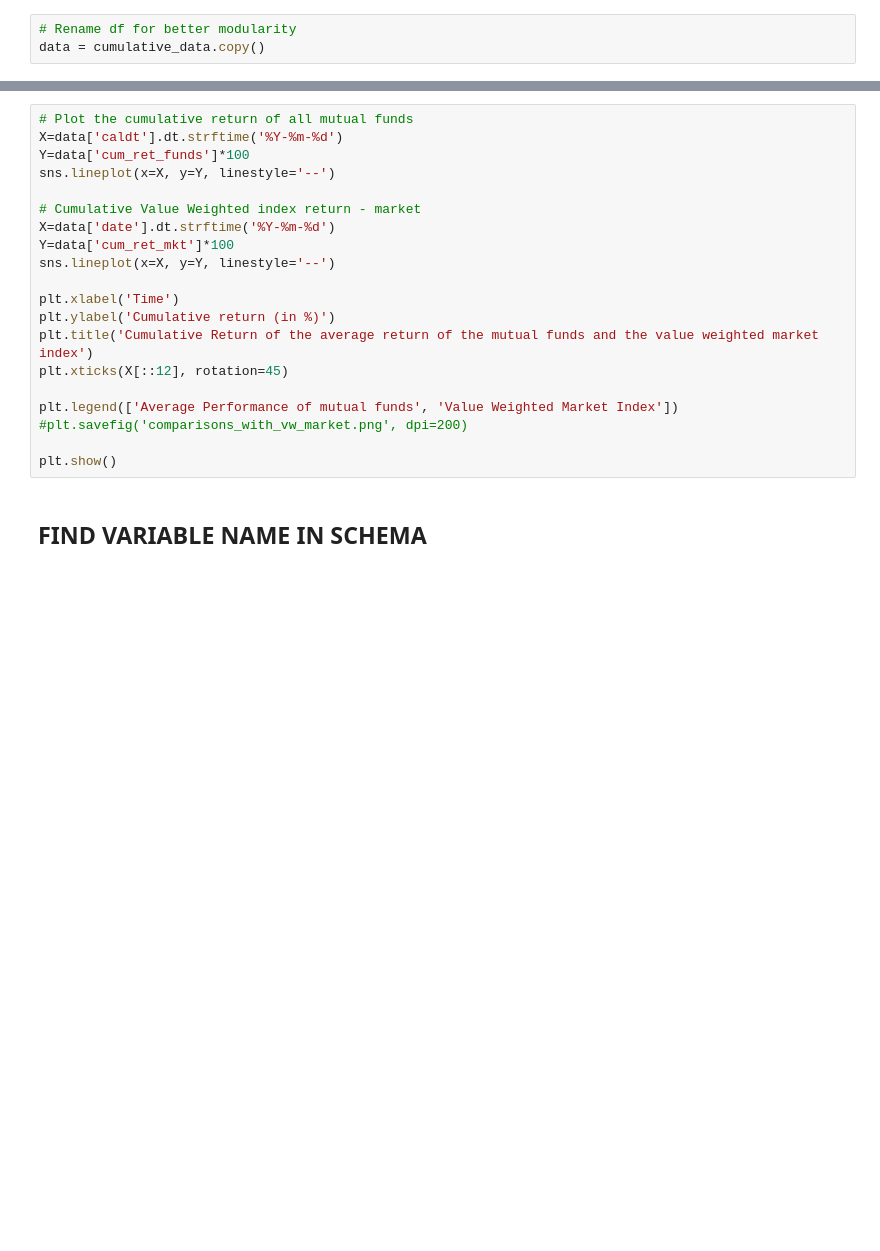
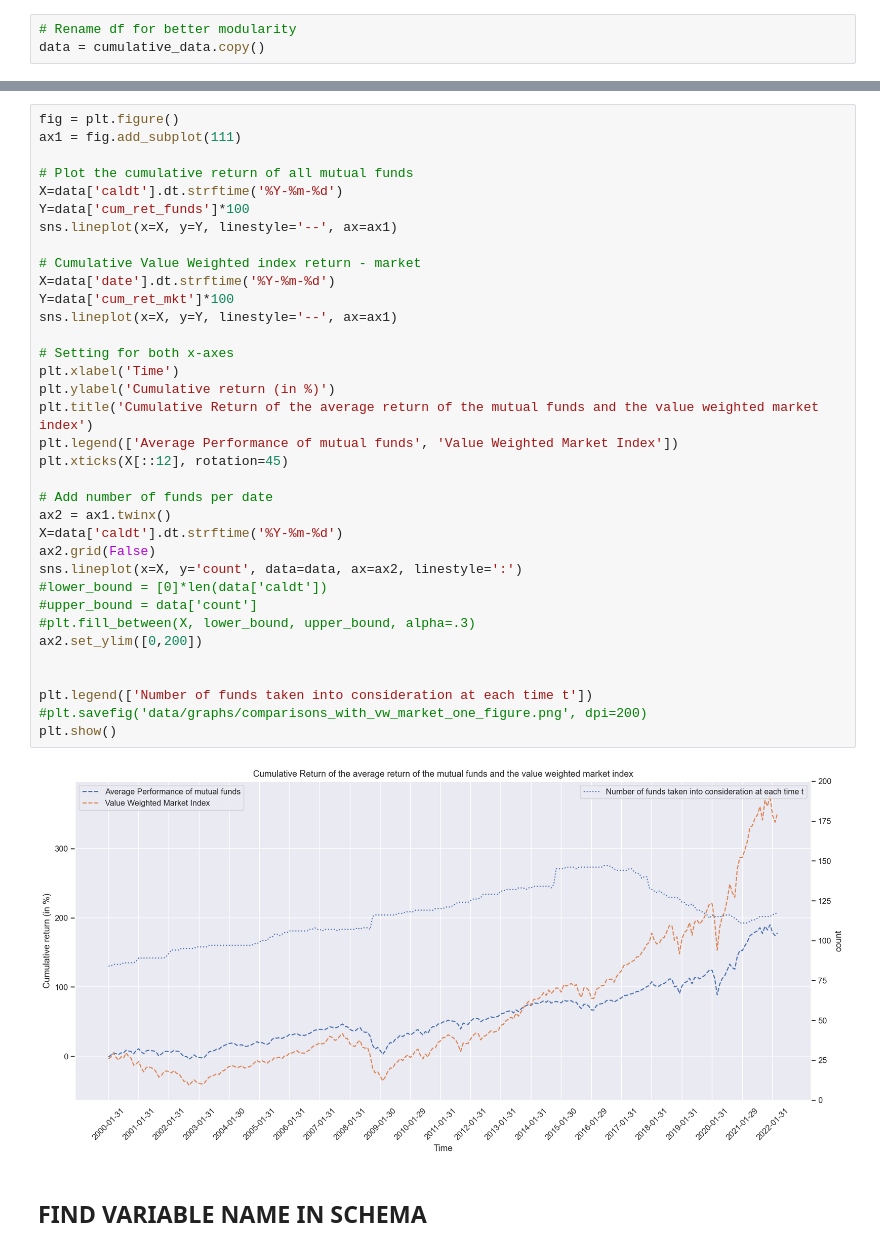
Before and after one commit to etiennebruno/fin-407-mutual-funds, a Jupyter notebook: mutual_funds_deviations/06_benchmark_data.ipynb, the cells around one changed output, grey strips where cells are left out. Cells and saved outputs as stored; diff of their text form; blank space fills up the shorter version.

```diff
--- a/mutual_funds_deviations/06_benchmark_data.ipynb
+++ b/mutual_funds_deviations/06_benchmark_data.ipynb
@@ -134,23 +242,40 @@ data = cumulative_data.copy()
 # %%
+fig = plt.figure()
+ax1 = fig.add_subplot(111)
+
 # Plot the cumulative return of all mutual funds
 X=data['caldt'].dt.strftime('%Y-%m-%d')
 Y=data['cum_ret_funds']*100
-sns.lineplot(x=X, y=Y, linestyle='--')
+sns.lineplot(x=X, y=Y, linestyle='--', ax=ax1)
 
 # Cumulative Value Weighted index return - market
 X=data['date'].dt.strftime('%Y-%m-%d')
 Y=data['cum_ret_mkt']*100
-sns.lineplot(x=X, y=Y, linestyle='--')
+sns.lineplot(x=X, y=Y, linestyle='--', ax=ax1)
 
+# Setting for both x-axes
 plt.xlabel('Time')
 plt.ylabel('Cumulative return (in %)')
 plt.title('Cumulative Return of the average return of the mutual funds and the value weighted market index')
+plt.legend(['Average Performance of mutual funds', 'Value Weighted Market Index'])
 plt.xticks(X[::12], rotation=45)
 
-plt.legend(['Average Performance of mutual funds', 'Value Weighted Market Index'])
-#plt.savefig('comparisons_with_vw_market.png', dpi=200)
+# Add number of funds per date
+ax2 = ax1.twinx()
+X=data['caldt'].dt.strftime('%Y-%m-%d')
+ax2.grid(False)
+sns.lineplot(x=X, y='count', data=data, ax=ax2, linestyle=':')
+#lower_bound = [0]*len(data['caldt'])
+#upper_bound = data['count']
+#plt.fill_between(X, lower_bound, upper_bound, alpha=.3)
+ax2.set_ylim([0,200])
 
+
+plt.legend(['Number of funds taken into consideration at each time t'])
+#plt.savefig('data/graphs/comparisons_with_vw_market_one_figure.png', dpi=200)
 plt.show()
+# %% [output]
+[figure, added]
 # %% [markdown]
 ## FIND VARIABLE NAME IN SCHEMA
 # %%
```
Also changed, not shown: parts of 12 cells of this notebook, 16 other files.
